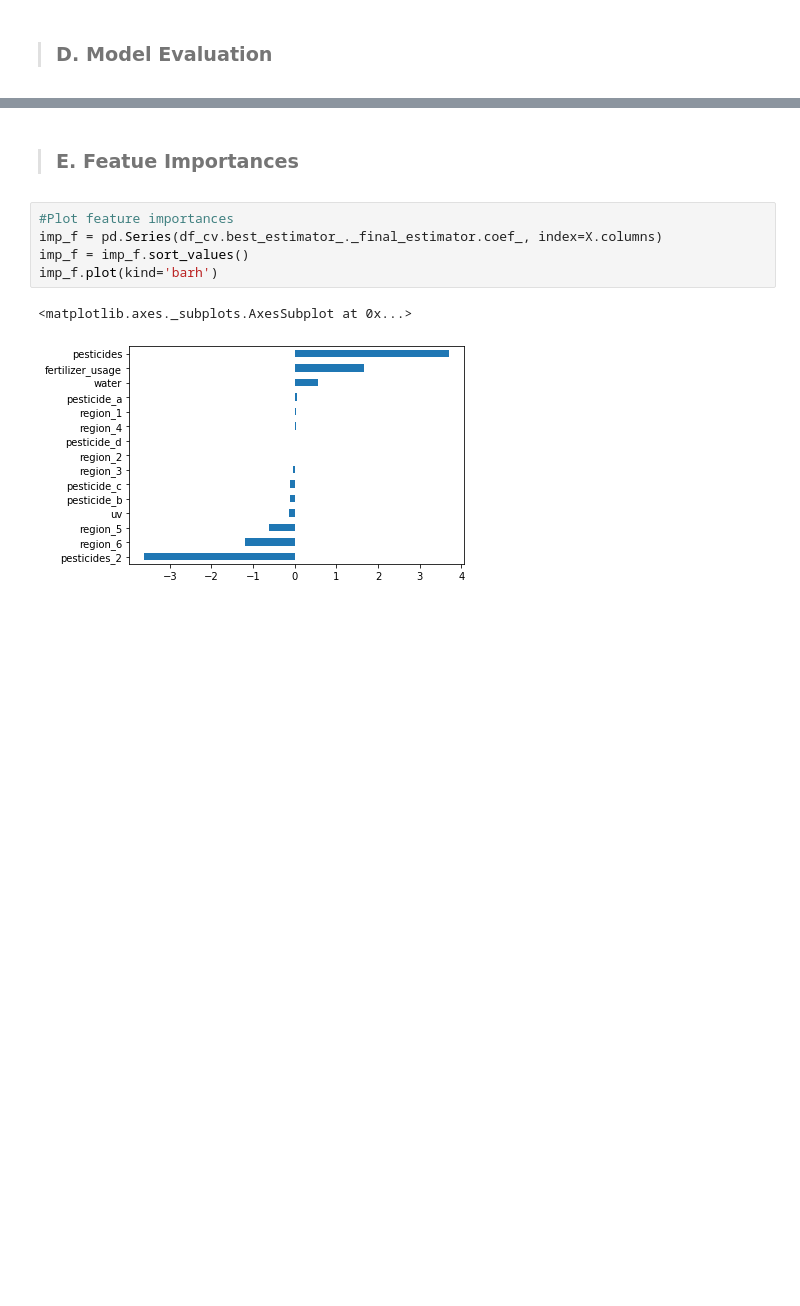
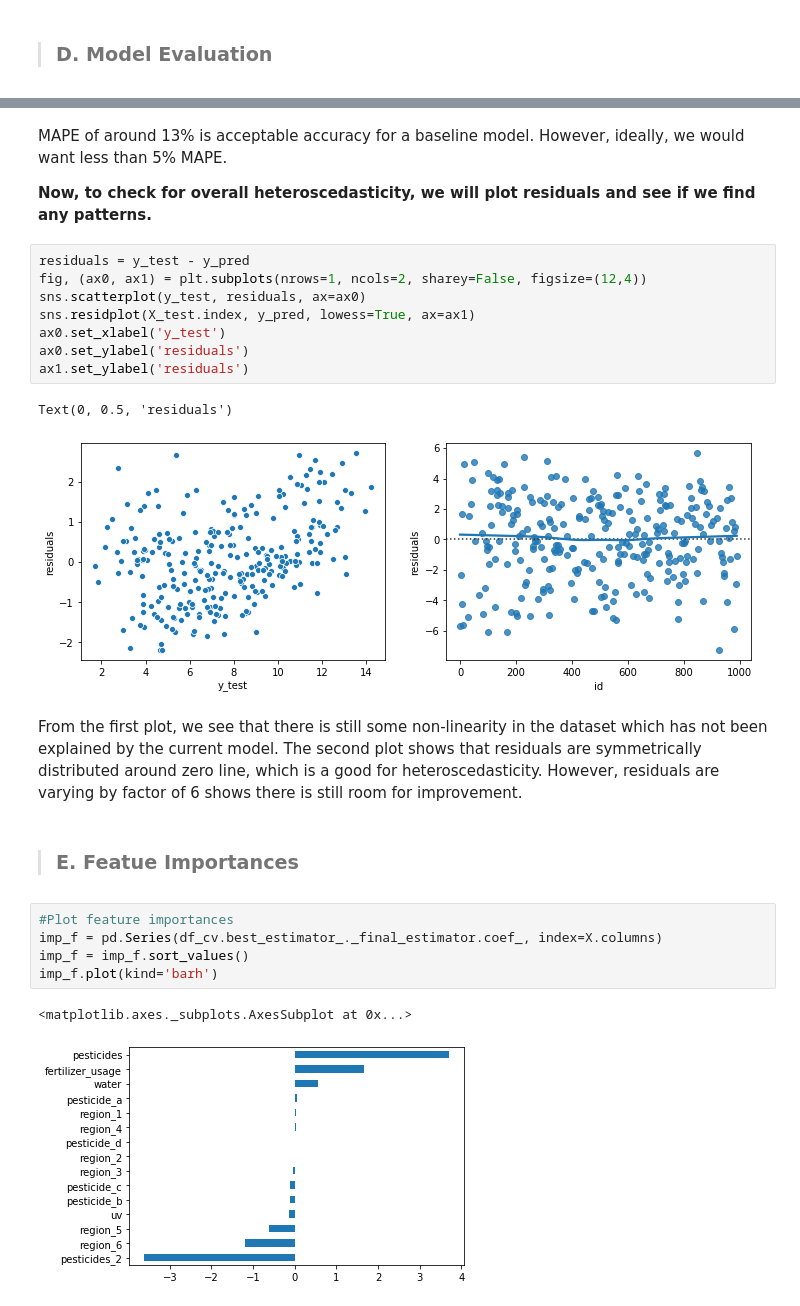
Before and after one commit to mahipal-z/Datalake-design-in-AWS, a Jupyter notebook: Datasets/farm_yield.ipynb, the cells around one changed output, grey strips where cells are left out. Cells and saved outputs as stored; diff of their text form; blank space fills up the shorter version.

```diff
--- a/Datasets/farm_yield.ipynb
+++ b/Datasets/farm_yield.ipynb
@@ -440,3 +443,20 @@ sns.residplot(X_test.index, y_pred)
+# %% [markdown]
+MAPE of around 13% is acceptable accuracy for a baseline model. However, ideally, we would want less than 5% MAPE.
+
+**Now, to check for overall heteroscedasticity, we will plot residuals and see if we find any patterns.**
+# %%
+residuals = y_test - y_pred
+fig, (ax0, ax1) = plt.subplots(nrows=1, ncols=2, sharey=False, figsize=(12,4))
+sns.scatterplot(y_test, residuals, ax=ax0)
+sns.residplot(X_test.index, y_pred, lowess=True, ax=ax1)
+ax0.set_xlabel('y_test')
+ax0.set_ylabel('residuals')
+ax1.set_ylabel('residuals')
+# %% [output]
+Text(0, 0.5, 'residuals')
+[figure, added]
+# %% [markdown]
+From the first plot, we see that there is still some non-linearity in the dataset which has not been explained by the current model. The second plot shows that residuals are symmetrically distributed around zero line, which is a good for heteroscedasticity. However, residuals are varying by factor of 6 shows there is still room for improvement.
 # %% [markdown]
 > ### E. Featue Importances
 # %%
```
Also changed, not shown: parts of 39 cells of this notebook.
